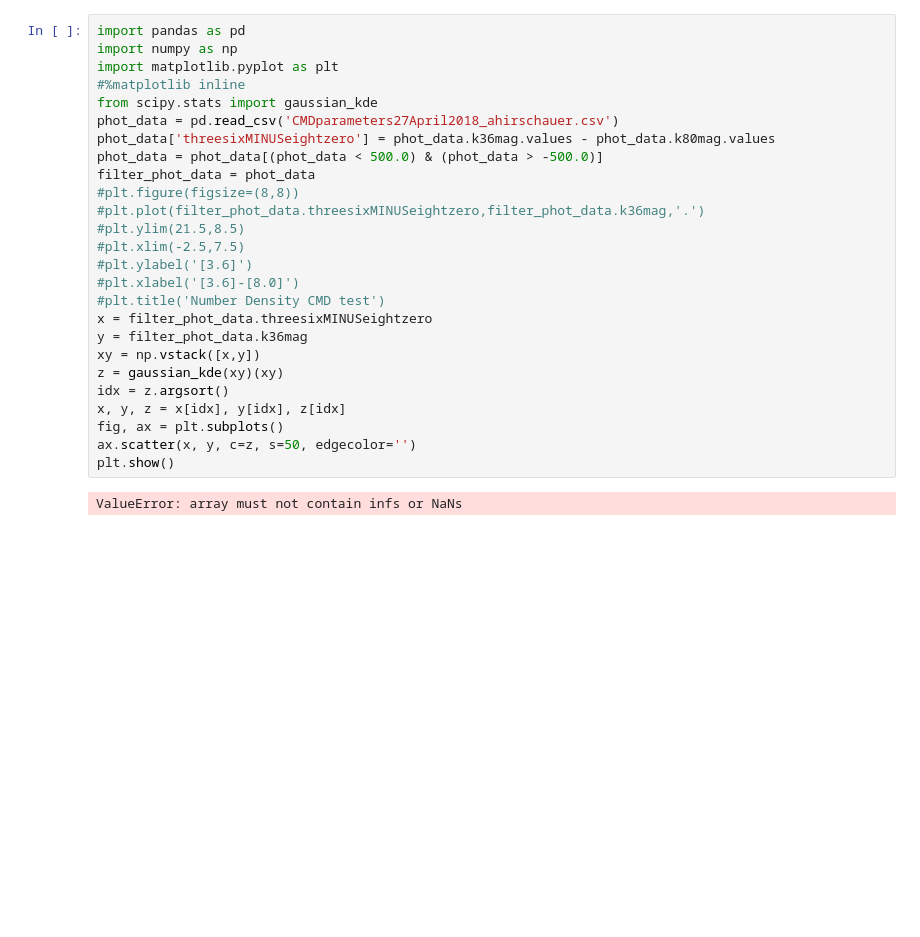
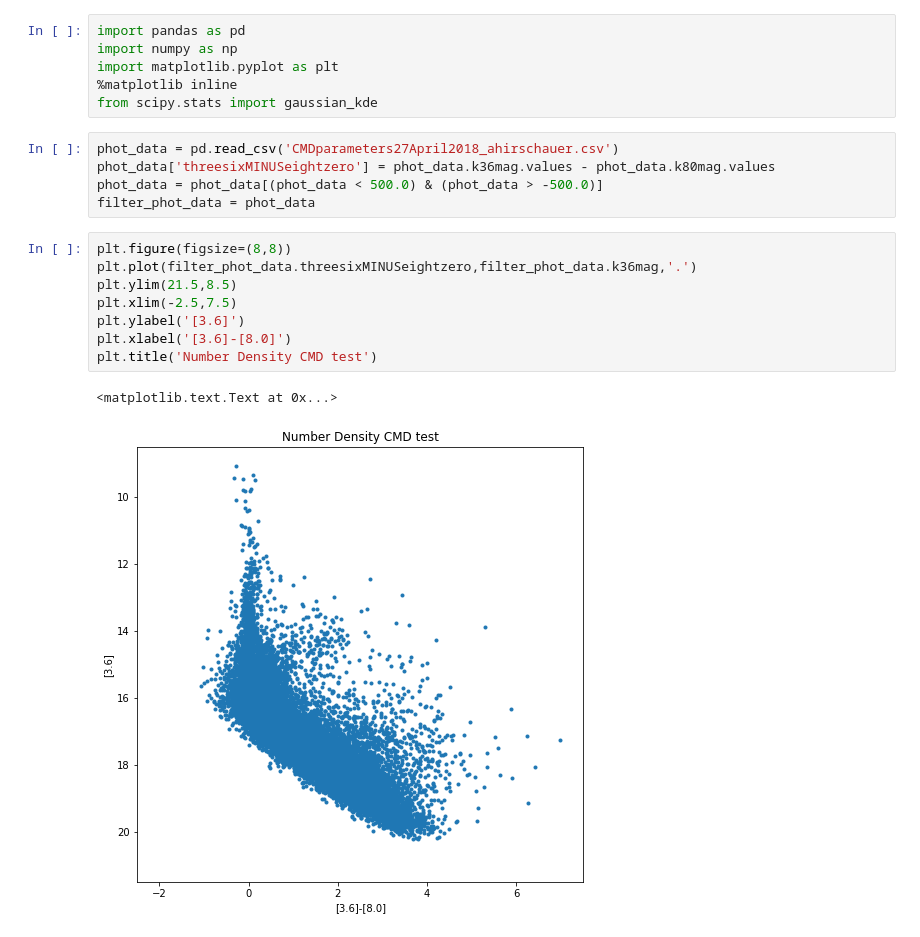
Before and after one commit to alechirschauer/SASP, a Jupyter notebook: CMD_10May2018.ipynb, the cells around one changed output. Cells and saved outputs as stored; diff of their text form; blank space fills up the shorter version.

```diff
--- a/CMD_10May2018.ipynb
+++ b/CMD_10May2018.ipynb
@@ -1,28 +1,22 @@
+# %%
+import pandas as pd
+import numpy as np
+import matplotlib.pyplot as plt
+%matplotlib inline
+from scipy.stats import gaussian_kde
+# %%
+phot_data = pd.read_csv('CMDparameters27April2018_ahirschauer.csv')
+phot_data['threesixMINUSeightzero'] = phot_data.k36mag.values - phot_data.k80mag.values
+phot_data = phot_data[(phot_data < 500.0) & (phot_data > -500.0)]
+filter_phot_data = phot_data
 # %%
-import pandas as pd
-import numpy as np
-import matplotlib.pyplot as plt
-#%matplotlib inline
-from scipy.stats import gaussian_kde
-phot_data = pd.read_csv('CMDparameters27April2018_ahirschauer.csv')
-phot_data['threesixMINUSeightzero'] = phot_data.k36mag.values - phot_data.k80mag.values
-phot_data = phot_data[(phot_data < 500.0) & (phot_data > -500.0)]
-filter_phot_data = phot_data
-#plt.figure(figsize=(8,8))
-#plt.plot(filter_phot_data.threesixMINUSeightzero,filter_phot_data.k36mag,'.')
-#plt.ylim(21.5,8.5)
-#plt.xlim(-2.5,7.5)
-#plt.ylabel('[3.6]')
-#plt.xlabel('[3.6]-[8.0]')
-#plt.title('Number Density CMD test')
-x = filter_phot_data.threesixMINUSeightzero
-y = filter_phot_data.k36mag
-xy = np.vstack([x,y])
-z = gaussian_kde(xy)(xy)
-idx = z.argsort()
-x, y, z = x[idx], y[idx], z[idx]
-fig, ax = plt.subplots()
-ax.scatter(x, y, c=z, s=50, edgecolor='')
-plt.show()
+plt.figure(figsize=(8,8))
+plt.plot(filter_phot_data.threesixMINUSeightzero,filter_phot_data.k36mag,'.')
+plt.ylim(21.5,8.5)
+plt.xlim(-2.5,7.5)
+plt.ylabel('[3.6]')
+plt.xlabel('[3.6]-[8.0]')
+plt.title('Number Density CMD test')
 # %% [output]
-ValueError: array must not contain infs or NaNs
+<matplotlib.text.Text at 0x...>
+[figure, added]
```
Also changed, not shown: parts of 1 cell of this notebook.
